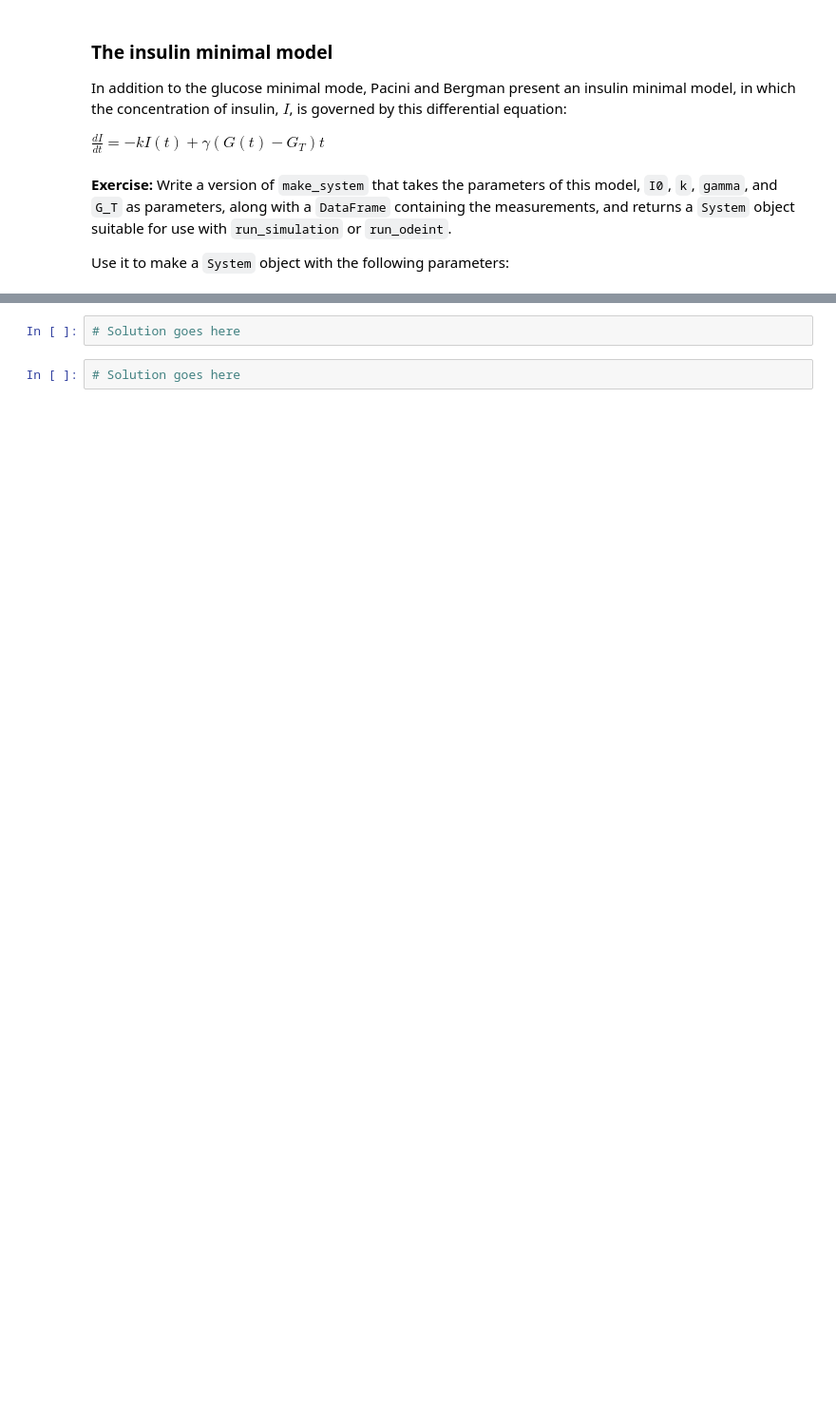
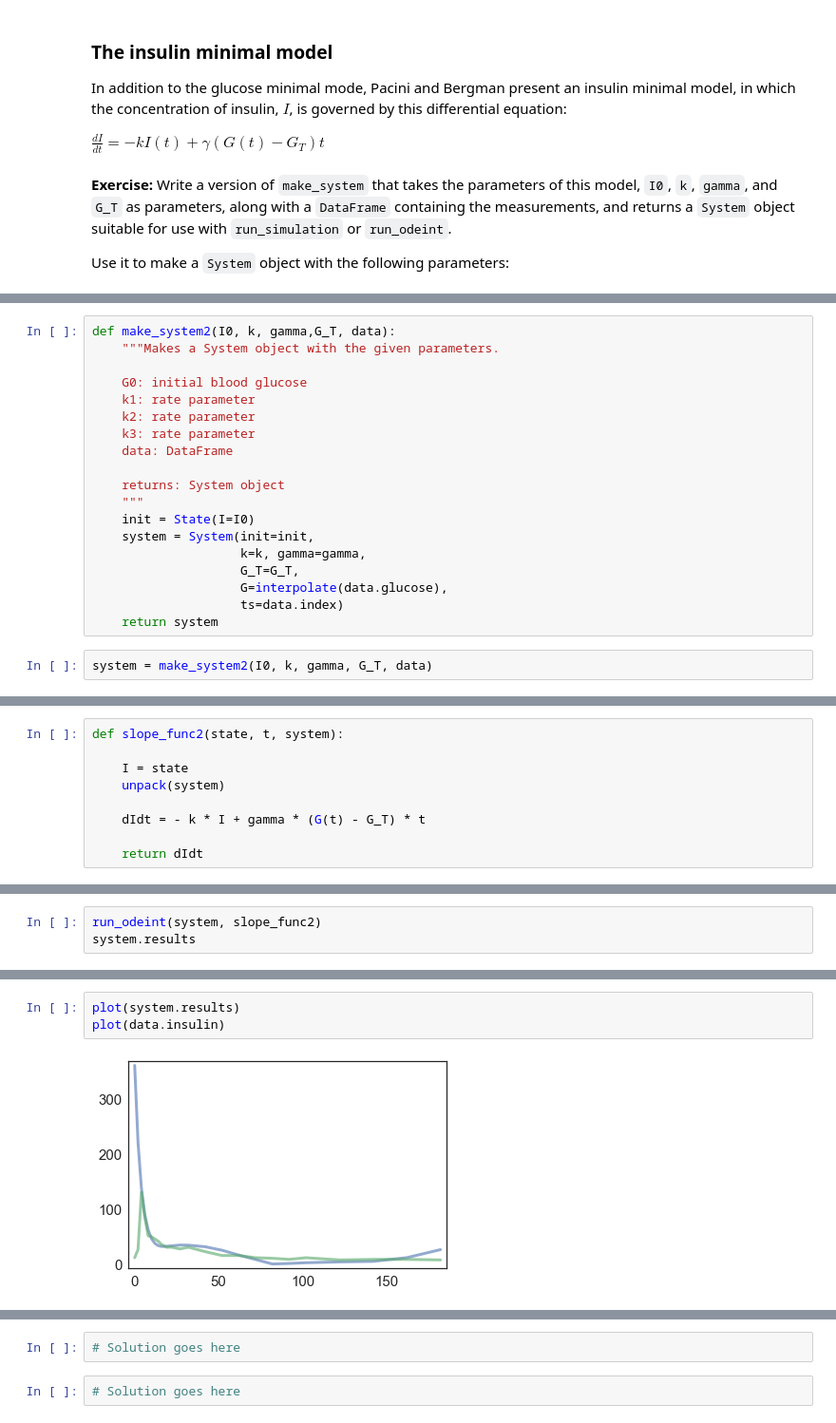
Before and after one commit to EamonCOBrien/ModSimPy, a Jupyter notebook: code/chap08Mine.ipynb, the cells around one changed output, grey strips where cells are left out. Shown at 95% size. Saved outputs shown, nothing was run; the diff lists cells and outputs as text; blank space fills up the shorter version.

```diff
--- a/code/chap08Mine.ipynb
+++ b/code/chap08Mine.ipynb
@@ -400,0 +548,21 @@ G_T = 80
+# %%
+def make_system2(I0, k, gamma,G_T, data):
+    """Makes a System object with the given parameters.
+
+    G0: initial blood glucose
+    k1: rate parameter
+    k2: rate parameter
+    k3: rate parameter
+    data: DataFrame
+
+    returns: System object
+    """
+    init = State(I=I0)
+    system = System(init=init,
+                    k=k, gamma=gamma,
+                    G_T=G_T,
+                    G=interpolate(data.glucose),
+                    ts=data.index)
+    return system
+# %%
+system = make_system2(I0, k, gamma, G_T, data)
@@ -400,0 +571,9 @@ G_T = 80
+# %%
+def slope_func2(state, t, system):
+
+    I = state
+    unpack(system)
+
+    dIdt = - k * I + gamma * (G(t) - G_T) * t
+
+    return dIdt
@@ -400,0 +588,3 @@ G_T = 80
+# %%
+run_odeint(system, slope_func2)
+system.results
@@ -400,0 +610,5 @@ G_T = 80
+# %%
+plot(system.results)
+plot(data.insulin)
+# %% [output]
+[figure, added]
```
Also changed, not shown: parts of 59 cells of this notebook, 4 other files.
